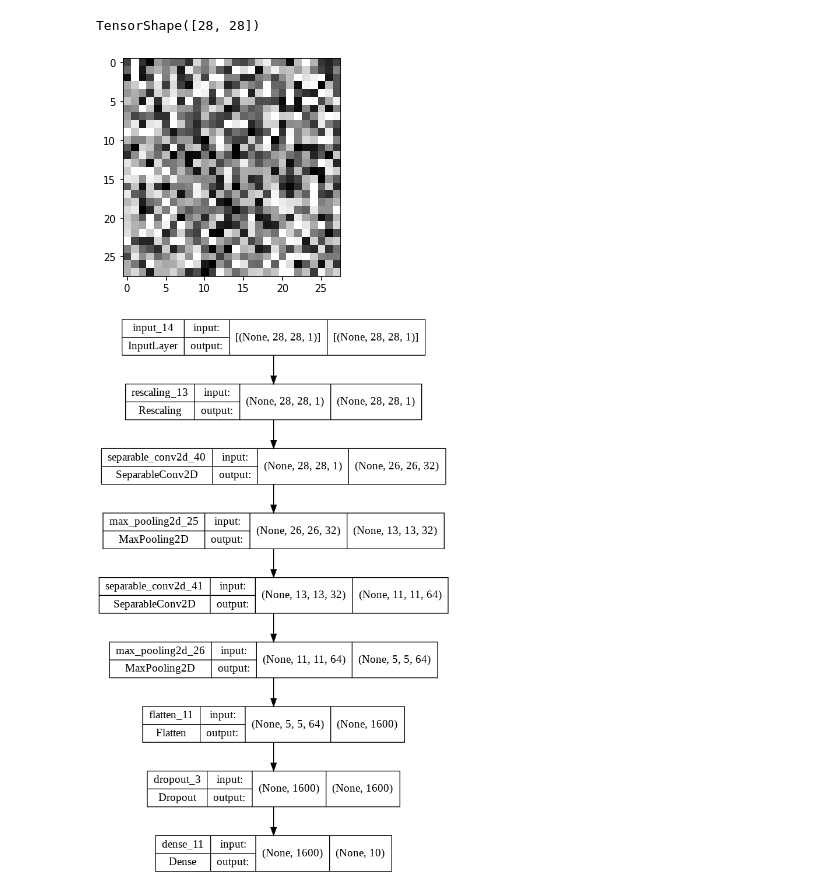
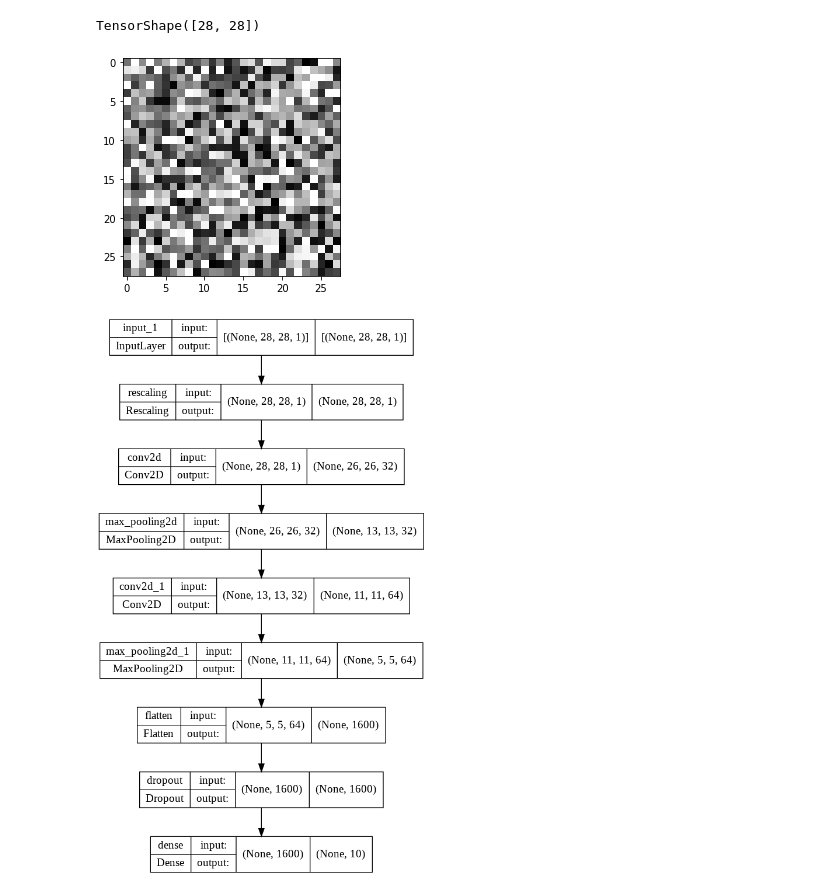
Before and after one commit to diegosol127/CSCE-636-Deep-Learning, a Jupyter notebook: Homework/CSCE_636_Proj01_Sol.ipynb, the cells around one changed output. Drawn from its saved outputs; the diff is of its cells as text; code cells hidden in the pictures.

```diff
--- a/Homework/CSCE_636_Proj01_Sol.ipynb
+++ b/Homework/CSCE_636_Proj01_Sol.ipynb
@@ -38,34 +38,33 @@ import numpy
 import matplotlib.pyplot as plt
 
 # all_images.shape
-digit = all_images[2]
+digit = all_images[3]
 plt.imshow(digit, cmap=plt.cm.binary)
 plt.show()
 # %% [output]
-[figure, old version]
+[figure, new version]
 # %%
 from tensorflow import keras
 from tensorflow.keras import layers
 
 inputs = keras.Input(shape=(28, 28, 1))
 x = layers.Rescaling(1./255)(inputs)
 
 # convolutional layers
-x = layers.SeparableConv2D(filters=32, kernel_size=3, activation="relu")(x)
-x = layers.MaxPooling2D(pool_size=2)(x)
-x = layers.SeparableConv2D(filters=64, kernel_size=3, activation="relu")(x)
-x = layers.MaxPooling2D(pool_size=2)(x)
-# x = layers.SeparableConv2D(filters=128, kernel_size=3, activation="relu")(x)
+x = layers.Conv2D(filters=32, kernel_size=(3, 3), activation="relu")(x)
+x = layers.MaxPooling2D(pool_size=(2, 2))(x)
+x = layers.Conv2D(filters=64, kernel_size=(3, 3), activation="relu")(x)
+x = layers.MaxPooling2D(pool_size=(2, 2))(x)
 
 x = layers.Flatten()(x)
 x = layers.Dropout(0.5)(x)
 
 outputs = layers.Dense(10, activation="softmax")(x)
 
 model = keras.Model(inputs=inputs, outputs=outputs)
 
 keras.utils.plot_model(model, show_shapes=True, to_file="simple_convnet.png")
 # %% [output]
-[figure, old version]
+[figure, new version]
 # %%
 callbacks_list = [
```
Also changed, not shown: parts of 5 cells of this notebook.
